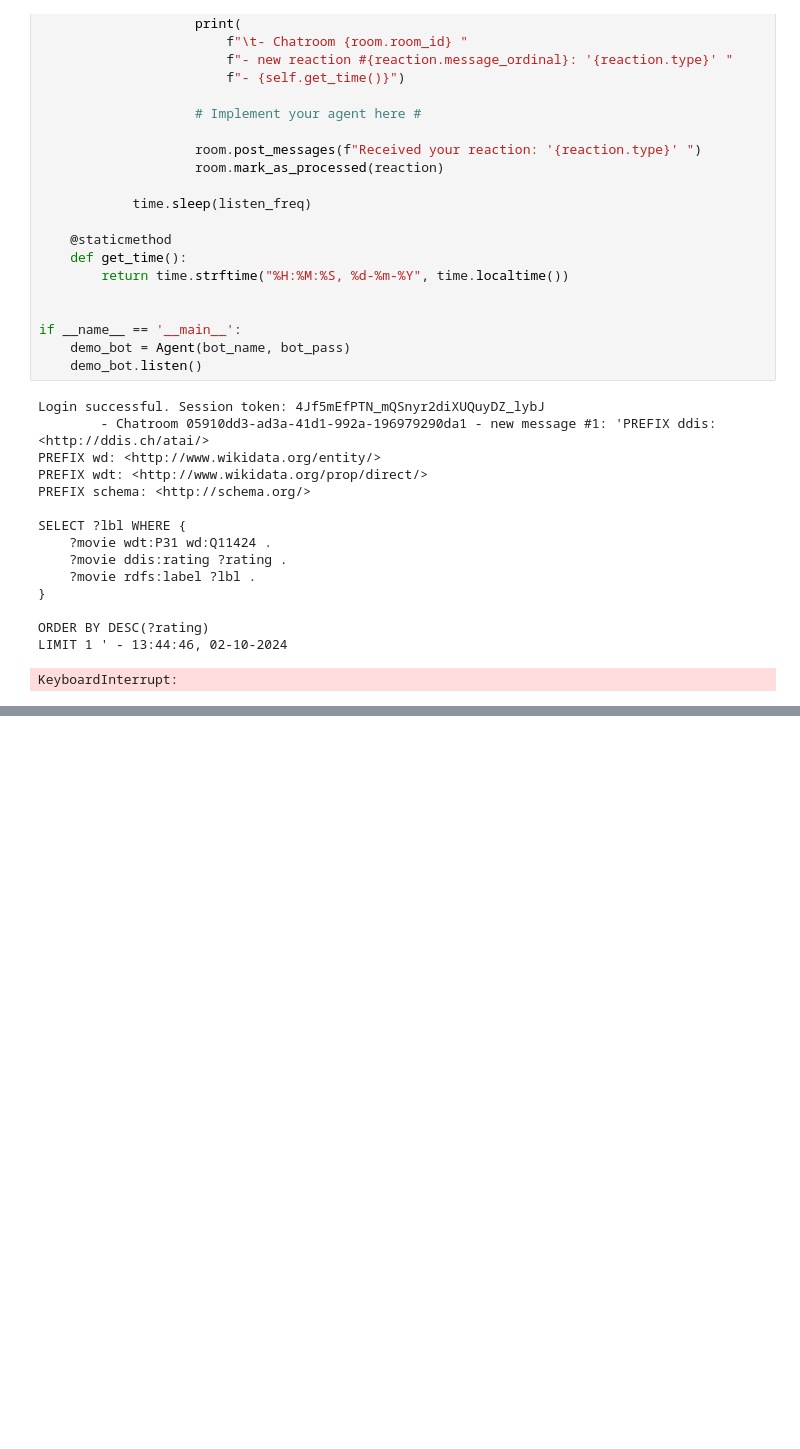
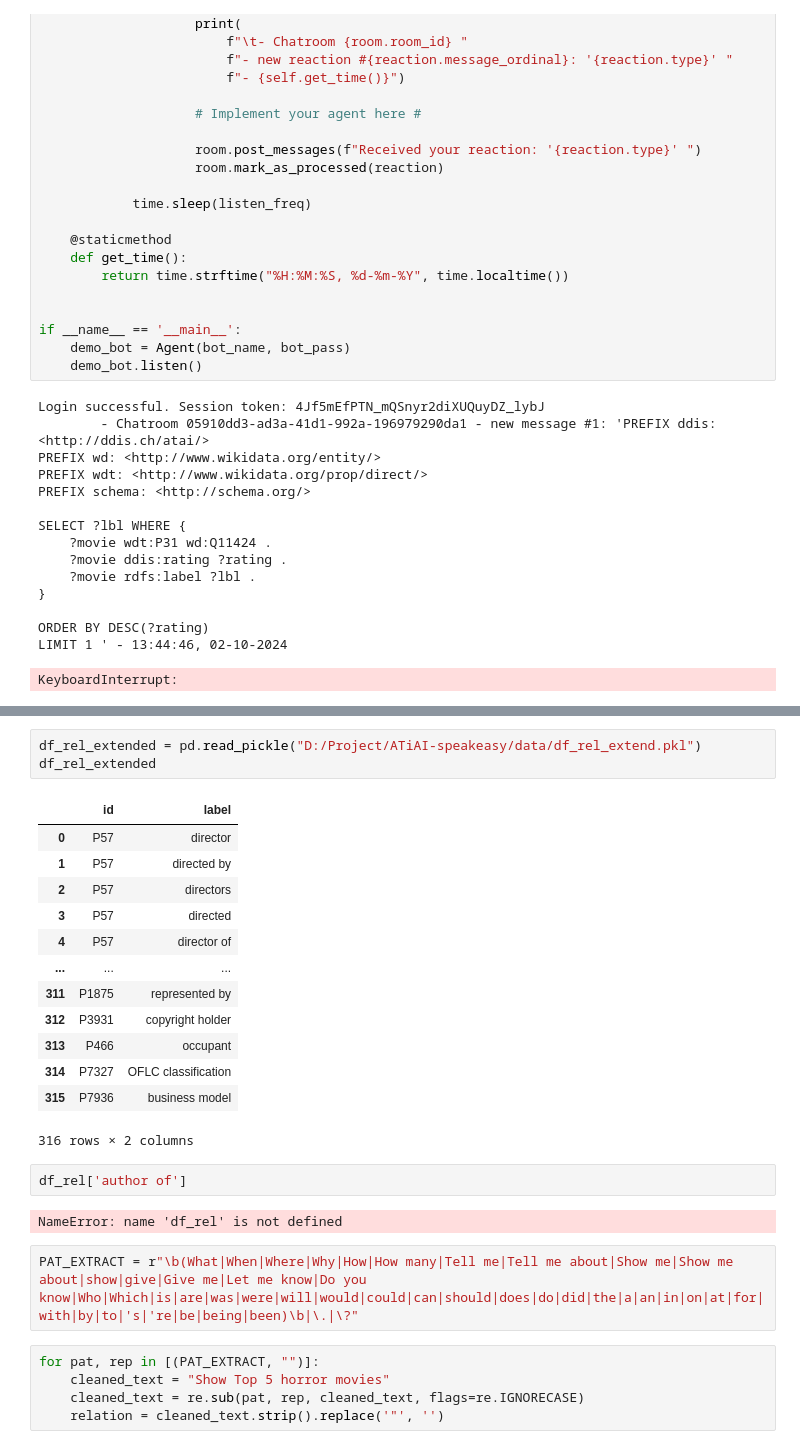
Before and after one commit to yyLeaves/ATiAI-speakeasy, a Jupyter notebook: notebooks/develop.ipynb, the cells around one changed output, grey strips where cells are left out. Saved outputs shown, nothing was run; the diff lists cells and outputs as text; blank space fills up the shorter version.

```diff
--- a/notebooks/develop.ipynb
+++ b/notebooks/develop.ipynb
@@ -164,0 +732,28 @@ KeyboardInterrupt:
+# %%
+df_rel_extended = pd.read_pickle("D:/Project/ATiAI-speakeasy/data/df_rel_extend.pkl")
+df_rel_extended
+# %% [output]
+|  | id | label |
+| 0 | P57 | director |
+| 1 | P57 | directed by |
+| 2 | P57 | directors |
+| 3 | P57 | directed |
+| 4 | P57 | director of |
+| ... | ... | ... |
+| 311 | P1875 | represented by |
+| 312 | P3931 | copyright holder |
+| 313 | P466 | occupant |
+| 314 | P7327 | OFLC classification |
+| 315 | P7936 | business model |
+316 rows × 2 columns
+# %%
+df_rel['author of']
+# %% [output]
+NameError: name 'df_rel' is not defined
+# %%
+PAT_EXTRACT = r"\b(What|When|Where|Why|How|How many|Tell me|Tell me about|Show me|Show me about|show|give|Give me|Let me know|Do you know|Who|Which|is|are|was|were|will|would|could|can|should|does|do|did|the|a|an|in|on|at|for|with|by|to|'s|'re|be|being|been)\b|\.|\?"
+# %%
+for pat, rep in [(PAT_EXTRACT, "")]:
+    cleaned_text = "Show Top 5 horror movies"
+    cleaned_text = re.sub(pat, rep, cleaned_text, flags=re.IGNORECASE)
+    relation = cleaned_text.strip().replace('"', '')
```
Also changed, not shown: parts of 59 cells of this notebook, 12 other files.
